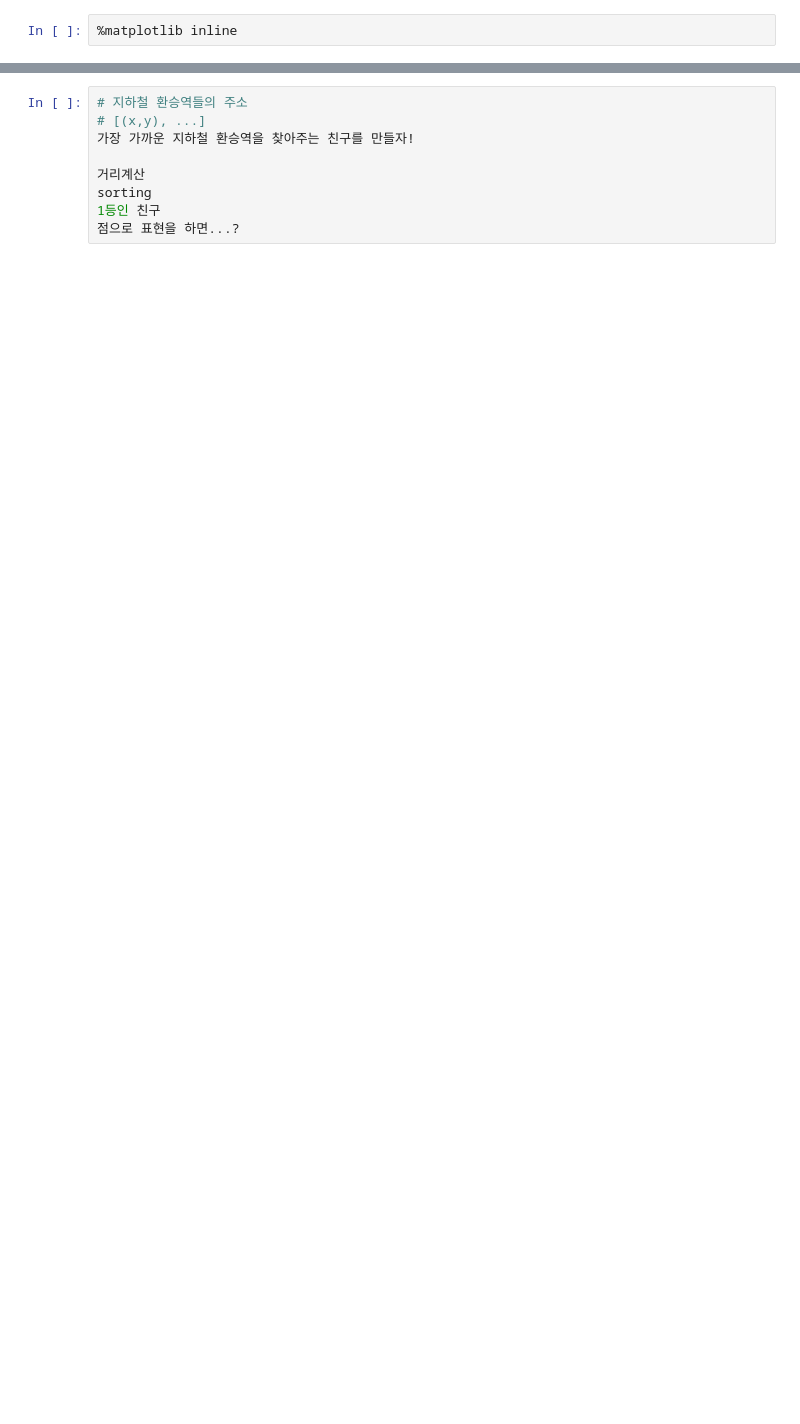
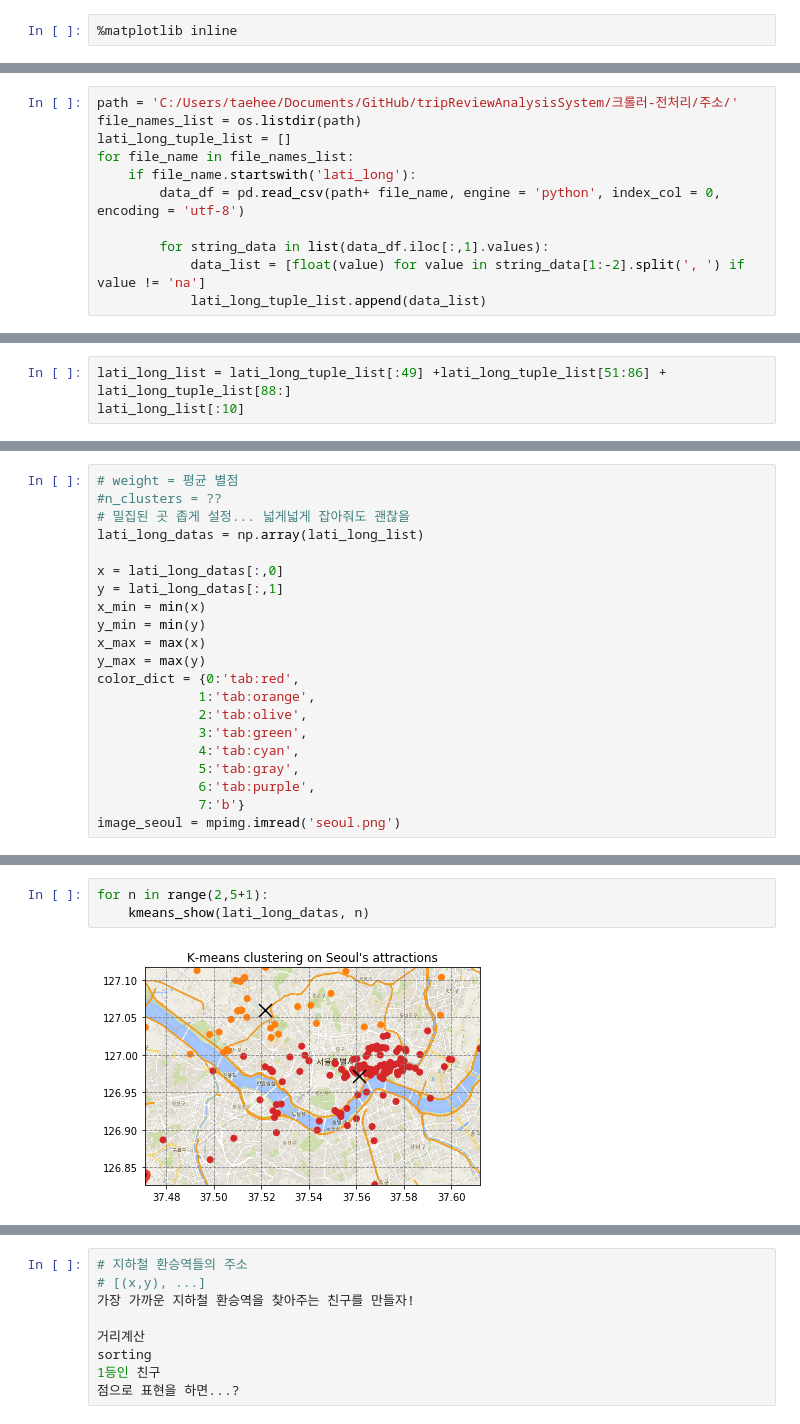
Before and after one commit to twinstae/tripReviewAnalysisSystem, a Jupyter notebook: 시각화-웹사이트/p1/kmeans_by_lati_long.ipynb, the cells around one changed output, grey strips where cells are left out. Saved outputs shown, nothing was run; the diff lists cells and outputs as text; blank space fills up the shorter version.

```diff
--- a/시각화-웹사이트/p1/kmeans_by_lati_long.ipynb
+++ b/시각화-웹사이트/p1/kmeans_by_lati_long.ipynb
@@ -44,0 +32,11 @@ kmeans.fit(lati_long_datas)
+# %%
+path = 'C:/Users/taehee/Documents/GitHub/tripReviewAnalysisSystem/크롤러-전처리/주소/'
+file_names_list = os.listdir(path)
+lati_long_tuple_list = []
+for file_name in file_names_list:
+    if file_name.startswith('lati_long'):
+        data_df = pd.read_csv(path+ file_name, engine = 'python', index_col = 0, encoding = 'utf-8')
+
+        for string_data in list(data_df.iloc[:,1].values):
+            data_list = [float(value) for value in string_data[1:-2].split(', ') if value != 'na']
+            lati_long_tuple_list.append(data_list)
@@ -44,0 +56,3 @@ kmeans.fit(lati_long_datas)
+# %%
+lati_long_list = lati_long_tuple_list[:49] +lati_long_tuple_list[51:86] + lati_long_tuple_list[88:]
+lati_long_list[:10]
@@ -44,0 +70,21 @@ kmeans.fit(lati_long_datas)
+# %%
+# weight = 평균 별점
+#n_clusters = ??
+# 밀집된 곳 좁게 설정... 넓게넓게 잡아줘도 괜찮을
+lati_long_datas = np.array(lati_long_list)
+
+x = lati_long_datas[:,0]
+y = lati_long_datas[:,1]
+x_min = min(x)
+y_min = min(y)
+x_max = max(x)
+y_max = max(y)
+color_dict = {0:'tab:red',
+             1:'tab:orange',
+             2:'tab:olive',
+             3:'tab:green',
+             4:'tab:cyan',
+             5:'tab:gray',
+             6:'tab:purple',
+             7:'b'}
+image_seoul = mpimg.imread('seoul.png')
@@ -69,0 +127,5 @@ plt.show()
+# %%
+for n in range(2,5+1):
+    kmeans_show(lati_long_datas, n)
+# %% [output]
+[figure, added]
```
Also changed, not shown: parts of 8 cells of this notebook, 6 other files.
